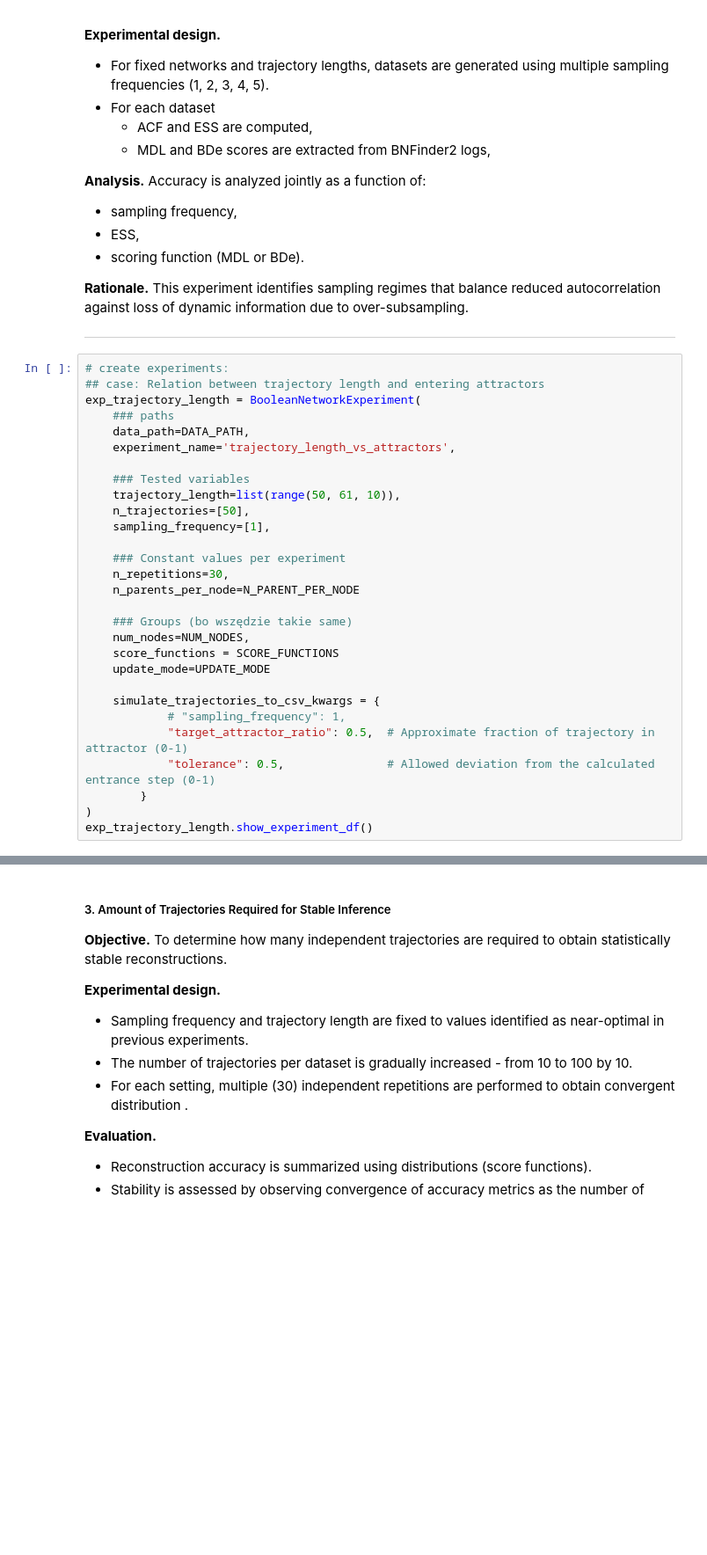
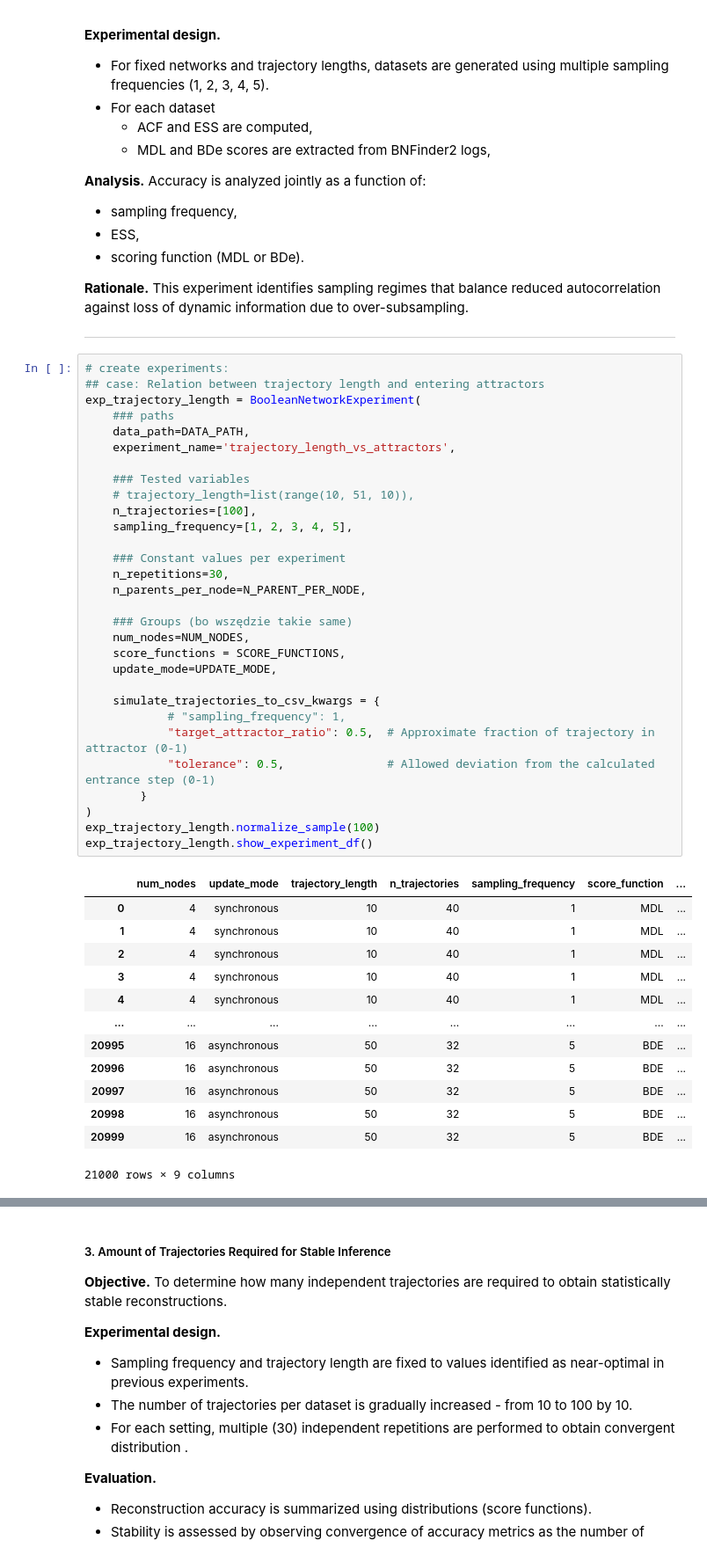
Before and after one commit to maxi7524/SAD2_final_project, a Jupyter notebook: notebooks/report.ipynb, the cells around one changed output, grey strips where cells are left out. Shown at 88% size. Drawn from its saved outputs; the diff is of its cells as text; blank space fills up the shorter version.

```diff
--- a/notebooks/report.ipynb
+++ b/notebooks/report.ipynb
@@ -241,29 +193,44 @@ This experiment identifies sampling regimes that balance reduced autocorrelation
 # %%
 # create experiments:
 ## case: Relation between trajectory length and entering attractors
 exp_trajectory_length = BooleanNetworkExperiment(
     ### paths
     data_path=DATA_PATH,
     experiment_name='trajectory_length_vs_attractors',
 
     ### Tested variables
-    trajectory_length=list(range(50, 61, 10)),
-    n_trajectories=[50],
-    sampling_frequency=[1],
+    # trajectory_length=list(range(10, 51, 10)),
+    n_trajectories=[100],
+    sampling_frequency=[1, 2, 3, 4, 5],
 
     ### Constant values per experiment
     n_repetitions=30,
-    n_parents_per_node=N_PARENT_PER_NODE
+    n_parents_per_node=N_PARENT_PER_NODE,
 
     ### Groups (bo wszędzie takie same)
     num_nodes=NUM_NODES,
-    score_functions = SCORE_FUNCTIONS
-    update_mode=UPDATE_MODE
+    score_functions = SCORE_FUNCTIONS,
+    update_mode=UPDATE_MODE,
 
     simulate_trajectories_to_csv_kwargs = {
             # "sampling_frequency": 1,
             "target_attractor_ratio": 0.5,  # Approximate fraction of trajectory in attractor (0-1)
             "tolerance": 0.5,               # Allowed deviation from the calculated entrance step (0-1)
         }
 )
+exp_trajectory_length.normalize_sample(100)
 exp_trajectory_length.show_experiment_df()
+# %% [output]
+|  | num_nodes | update_mode | trajectory_length | n_trajectories | sampling_frequency | score_function | ... |
+| 0 | 4 | synchronous | 10 | 40 | 1 | MDL | ... |
+| 1 | 4 | synchronous | 10 | 40 | 1 | MDL | ... |
+| 2 | 4 | synchronous | 10 | 40 | 1 | MDL | ... |
+| 3 | 4 | synchronous | 10 | 40 | 1 | MDL | ... |
+| 4 | 4 | synchronous | 10 | 40 | 1 | MDL | ... |
+| ... | ... | ... | ... | ... | ... | ... | ... |
+| 20995 | 16 | asynchronous | 50 | 32 | 5 | BDE | ... |
+| 20996 | 16 | asynchronous | 50 | 32 | 5 | BDE | ... |
+| 20997 | 16 | asynchronous | 50 | 32 | 5 | BDE | ... |
+| 20998 | 16 | asynchronous | 50 | 32 | 5 | BDE | ... |
+| 20999 | 16 | asynchronous | 50 | 32 | 5 | BDE | ... |
+21000 rows × 9 columns
```
Also changed, not shown: parts of 6 cells of this notebook, 2 other files.
